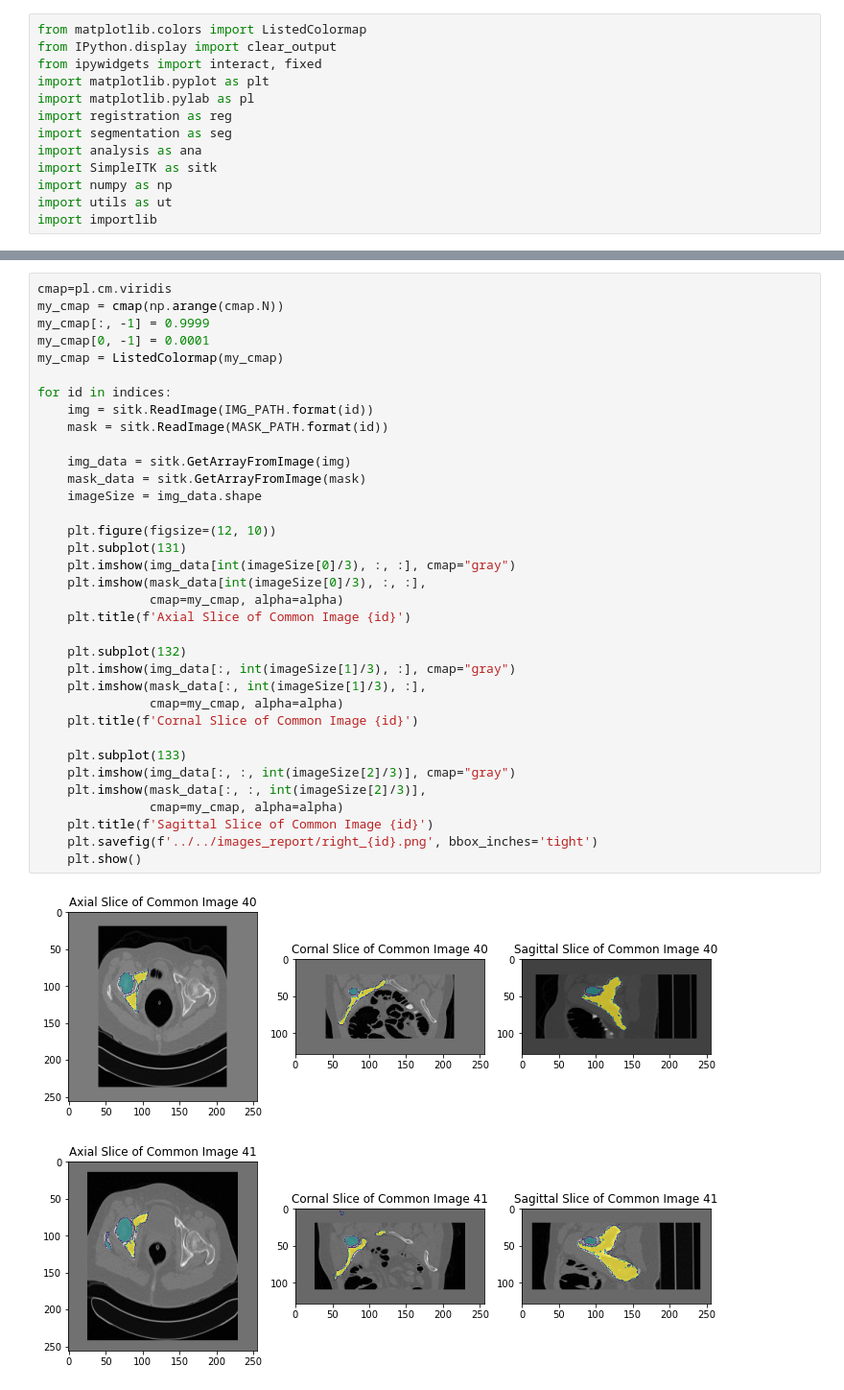
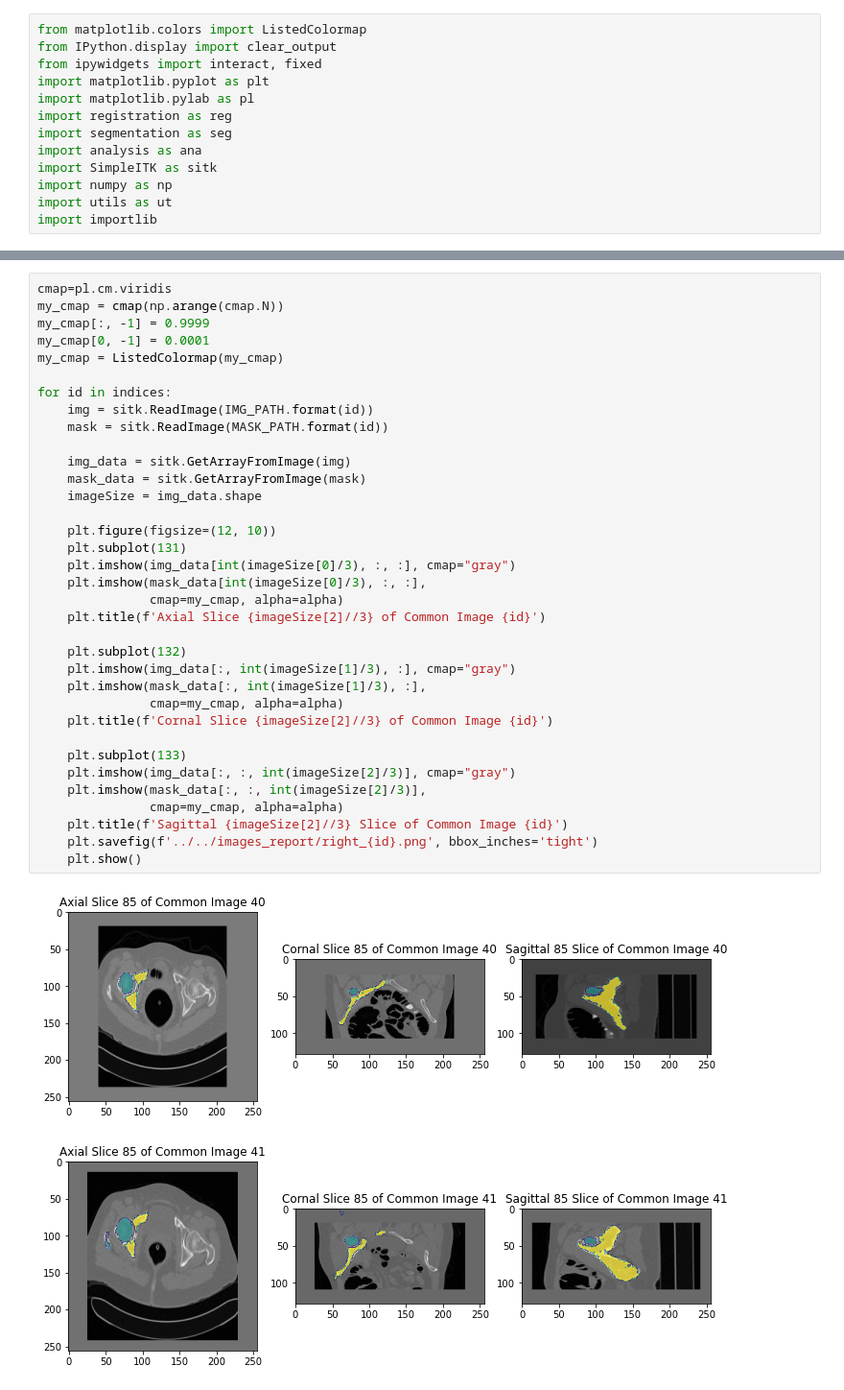
Before and after one commit to KenzaB27/segmentation-of-pelvic-bone, a Jupyter notebook: src/results.ipynb, the cells around one changed output, grey strips where cells are left out. Shown at 96% size. Cells and saved outputs as stored; diff of their text form.

```diff
--- a/src/results.ipynb
+++ b/src/results.ipynb
@@ -23,35 +23,35 @@ my_cmap = cmap(np.arange(cmap.N))
 my_cmap[:, -1] = 0.9999
 my_cmap[0, -1] = 0.0001
 my_cmap = ListedColormap(my_cmap)
 
 for id in indices:
     img = sitk.ReadImage(IMG_PATH.format(id))
     mask = sitk.ReadImage(MASK_PATH.format(id))
 
     img_data = sitk.GetArrayFromImage(img)
     mask_data = sitk.GetArrayFromImage(mask)
     imageSize = img_data.shape
 
     plt.figure(figsize=(12, 10))
     plt.subplot(131)
     plt.imshow(img_data[int(imageSize[0]/3), :, :], cmap="gray")
     plt.imshow(mask_data[int(imageSize[0]/3), :, :],
                cmap=my_cmap, alpha=alpha)
-    plt.title(f'Axial Slice of Common Image {id}')
+    plt.title(f'Axial Slice {imageSize[2]//3} of Common Image {id}')
 
     plt.subplot(132)
     plt.imshow(img_data[:, int(imageSize[1]/3), :], cmap="gray")
     plt.imshow(mask_data[:, int(imageSize[1]/3), :],
                cmap=my_cmap, alpha=alpha)
-    plt.title(f'Cornal Slice of Common Image {id}')
+    plt.title(f'Cornal Slice {imageSize[2]//3} of Common Image {id}')
 
     plt.subplot(133)
     plt.imshow(img_data[:, :, int(imageSize[2]/3)], cmap="gray")
     plt.imshow(mask_data[:, :, int(imageSize[2]/3)],
                cmap=my_cmap, alpha=alpha)
-    plt.title(f'Sagittal Slice of Common Image {id}')
+    plt.title(f'Sagittal {imageSize[2]//3} Slice of Common Image {id}')
     plt.savefig(f'../../images_report/right_{id}.png', bbox_inches='tight')
     plt.show()
 # %% [output]
-[figure, old version]
+[figure, new version]
-[figure, old version]
+[figure, new version]
```
Also changed, not shown: parts of 3 cells of this notebook.
